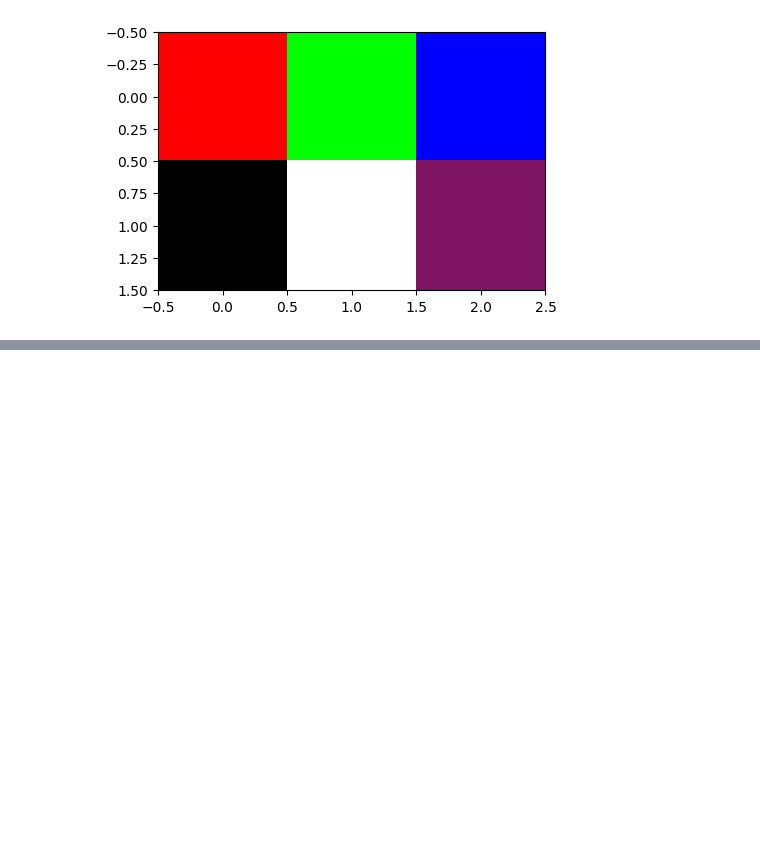
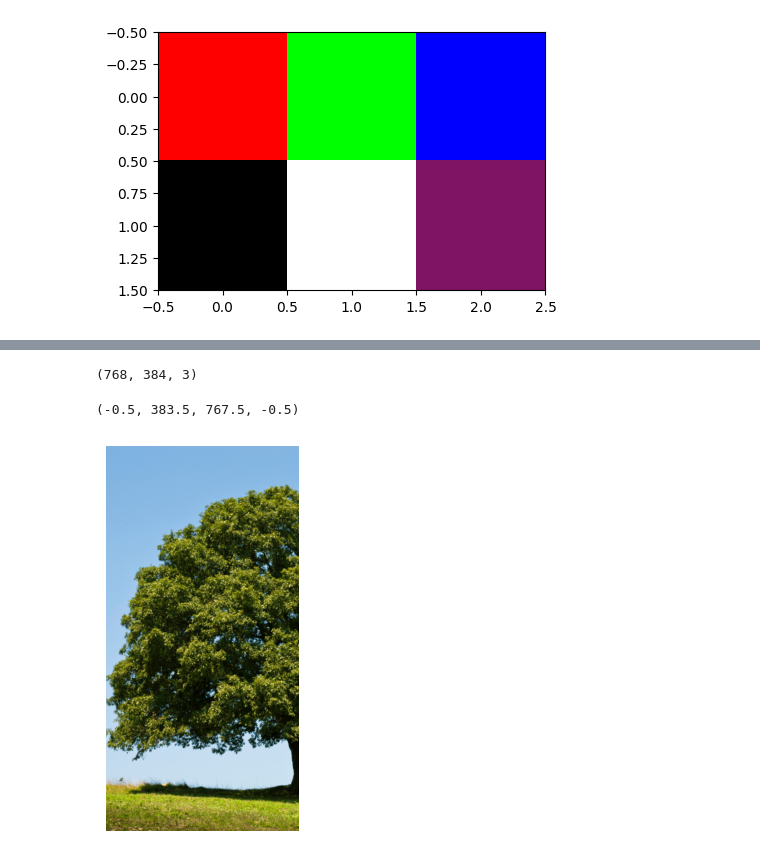
Before and after one commit to vc-2026-i/tema03-mapas-de-colores, a Jupyter notebook: notebook.ipynb, the cells around one changed output, grey strips where cells are left out. Cells and saved outputs as stored; diff of their text form; code cells hidden in the pictures; blank space fills up the shorter version.

```diff
--- a/notebook.ipynb
+++ b/notebook.ipynb
@@ -45,0 +109,12 @@ plt.imshow(Irgb, vmin=0, vmax=255)
+# %%
+x_crop_vert = x_rgb[:,0:384,:]
+x_crop_vert.shape
+# %% [output]
+(768, 384, 3)
+# %%
+plt.figure(figsize=(5, 5))
+plt.imshow(x_crop_vert)
+plt.axis('off')
+# %% [output]
+(-0.5, 383.5, 767.5, -0.5)
+[figure, added]
```
Also changed, not shown: parts of 16 cells of this notebook, 1 other file.
